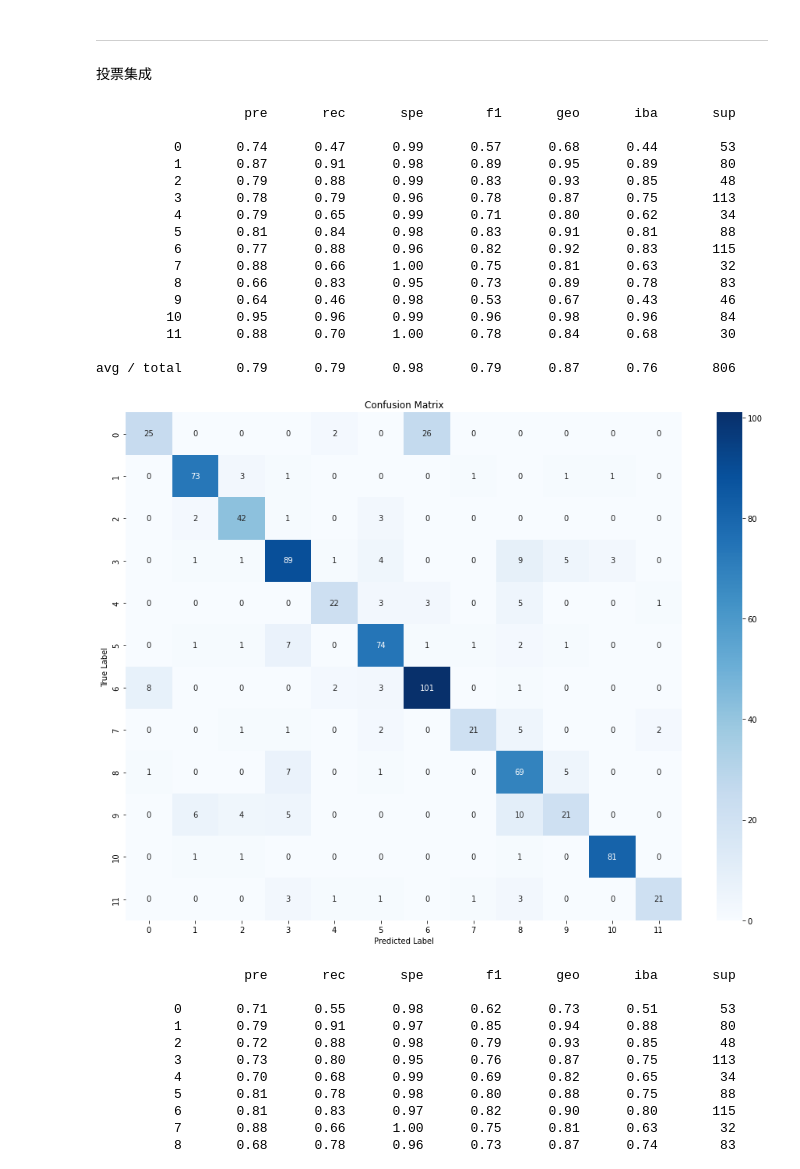
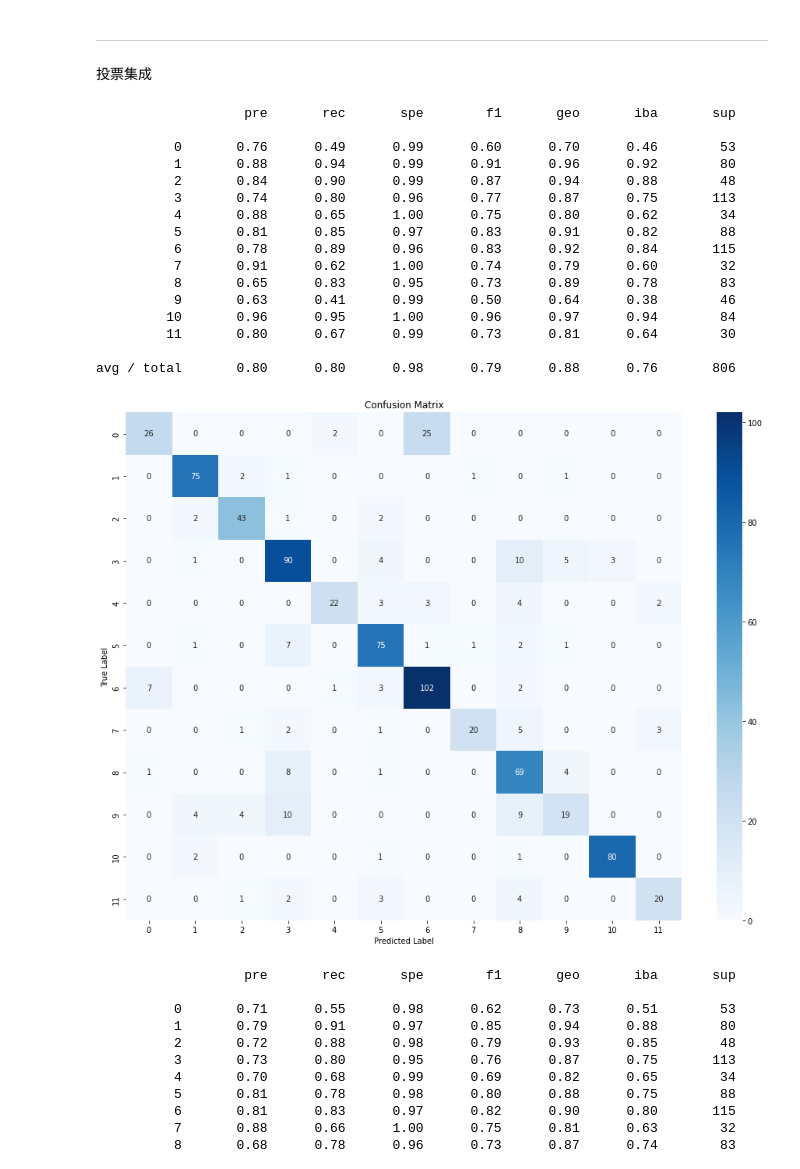
Before and after one commit to ShAn3003/FeatureEngeneer, a Jupyter notebook: src/featureengineer.ipynb, the cells around one changed output. Saved outputs shown, nothing was run; the diff lists cells and outputs as text; code cells hidden in the pictures.

```diff
--- a/src/data_preprocess.ipynb
+++ b/src/featureengineer.ipynb
@@ -1501,3 +1706,19 @@ plt.show()
 
 avg / total       0.75      0.75      0.97      0.74      0.85      0.72       806
 [figure]
+# %%
+import numpy as np
+import matplotlib.pyplot as plt
+from sklearn.model_selection import train_test_split
+from imblearn.pipeline import make_pipeline
+from imblearn.metrics import classification_report_imbalanced
+from sklearn.preprocessing import StandardScaler
+from imblearn.over_sampling import SMOTE
+from sklearn.metrics import f1_score,make_scorer
+from sklearn.model_selection import GridSearchCV
+import seaborn as sns
+import matplotlib.pyplot as plt
+from sklearn.metrics import confusion_matrix
+RANDOM_STATE = 42
+X_combined = np.load ("../Data/Filtered_X_pca_hist_128.npy")
+y_combined  = np.load("../Data/Filtered_y_img_sift_hogf_lbpf.npy")
@@ -1510,57 +1787,57 @@ avg / total       0.75      0.75      0.97      0.74      0.85      0.72       8
 ****
 投票集成
 # %%
-from sklearn.ensemble import VotingClassifier
+from sklearn.ensemble import VotingClassifier,RandomForestClassifier
 
 X_train,X_test,y_train,y_test = train_test_split(X_combined,y_combined,random_state=RANDOM_STATE,test_size=0.2,shuffle=True)
 
-extra_trees_cls =ExtraTreesClassifier(random_state=42)
-random_forest_cls = RandomForestClassifier(random_state=42)
-xgboost = xgb.XGBClassifier(objective='binary:logistic', random_state=42)
-svc = SVC(probability=True,random_state=42)
+extra_trees_cls =ExtraTreesClassifier(max_depth=None, max_features='auto', n_estimators=100,random_state=42)
+random_forest_cls = RandomForestClassifier(max_depth=None, max_features='auto', min_samples_leaf= 1, min_samples_split= 2,n_estimators=200,random_state=42)
+xgboost = xgb.XGBClassifier(learning_rate= 0.2, max_depth= 5, n_estimators= 100,objective='binary:logistic', random_state=42)
+svc = SVC(C=10, kernel='rbf',probability=True,random_state=42)
 
 voting_model = VotingClassifier(
     estimators=[('ExtraTrees',extra_trees_cls),("rfs",random_forest_cls),("xgb",xgboost),("svc",svc)],
     voting="soft"
 )
 
 pipeline = make_pipeline(SMOTE(random_state=42), StandardScaler(), voting_model)
 pipeline.fit(X_train, y_train)
 
 
 y_pred = pipeline.predict(X_test)
 y_pred = list(y_pred)
 y_test = [int(y) for y in y_test]
 
 print(classification_report_imbalanced(y_test, y_pred))
 
 
 conf_mat = confusion_matrix(y_test, y_pred)
 
 plt.figure(figsize=(16,12))
 sns.heatmap(conf_mat, annot=True, fmt='d', cmap='Blues', xticklabels=imagelabel, yticklabels=imagelabel)
 plt.xlabel('Predicted Label')
 plt.ylabel('True Label')
 plt.title('Confusion Matrix')
 plt.show()
 # %% [output]
                    pre       rec       spe        f1       geo       iba       sup
 
-          0       0.74      0.47      0.99      0.57      0.68      0.44        53
-          1       0.87      0.91      0.98      0.89      0.95      0.89        80
-          2       0.79      0.88      0.99      0.83      0.93      0.85        48
-          3       0.78      0.79      0.96      0.78      0.87      0.75       113
-          4       0.79      0.65      0.99      0.71      0.80      0.62        34
-          5       0.81      0.84      0.98      0.83      0.91      0.81        88
-          6       0.77      0.88      0.96      0.82      0.92      0.83       115
-          7       0.88      0.66      1.00      0.75      0.81      0.63        32
-          8       0.66      0.83      0.95      0.73      0.89      0.78        83
-          9       0.64      0.46      0.98      0.53      0.67      0.43        46
-         10       0.95      0.96      0.99      0.96      0.98      0.96        84
-         11       0.88      0.70      1.00      0.78      0.84      0.68        30
+          0       0.76      0.49      0.99      0.60      0.70      0.46        53
+          1       0.88      0.94      0.99      0.91      0.96      0.92        80
+          2       0.84      0.90      0.99      0.87      0.94      0.88        48
+          3       0.74      0.80      0.96      0.77      0.87      0.75       113
+          4       0.88      0.65      1.00      0.75      0.80      0.62        34
+          5       0.81      0.85      0.97      0.83      0.91      0.82        88
+          6       0.78      0.89      0.96      0.83      0.92      0.84       115
+          7       0.91      0.62      1.00      0.74      0.79      0.60        32
+          8       0.65      0.83      0.95      0.73      0.89      0.78        83
+          9       0.63      0.41      0.99      0.50      0.64      0.38        46
+         10       0.96      0.95      1.00      0.96      0.97      0.94        84
+         11       0.80      0.67      0.99      0.73      0.81      0.64        30
 
-avg / total       0.79      0.79      0.98      0.79      0.87      0.76       806
+avg / total       0.80      0.80      0.98      0.79      0.88      0.76       806
-[figure, old version]
+[figure, new version]
 # %%
 from sklearn.ensemble import VotingClassifier
 
```
Also changed, not shown: parts of 14 cells of this notebook, 1 other file.
